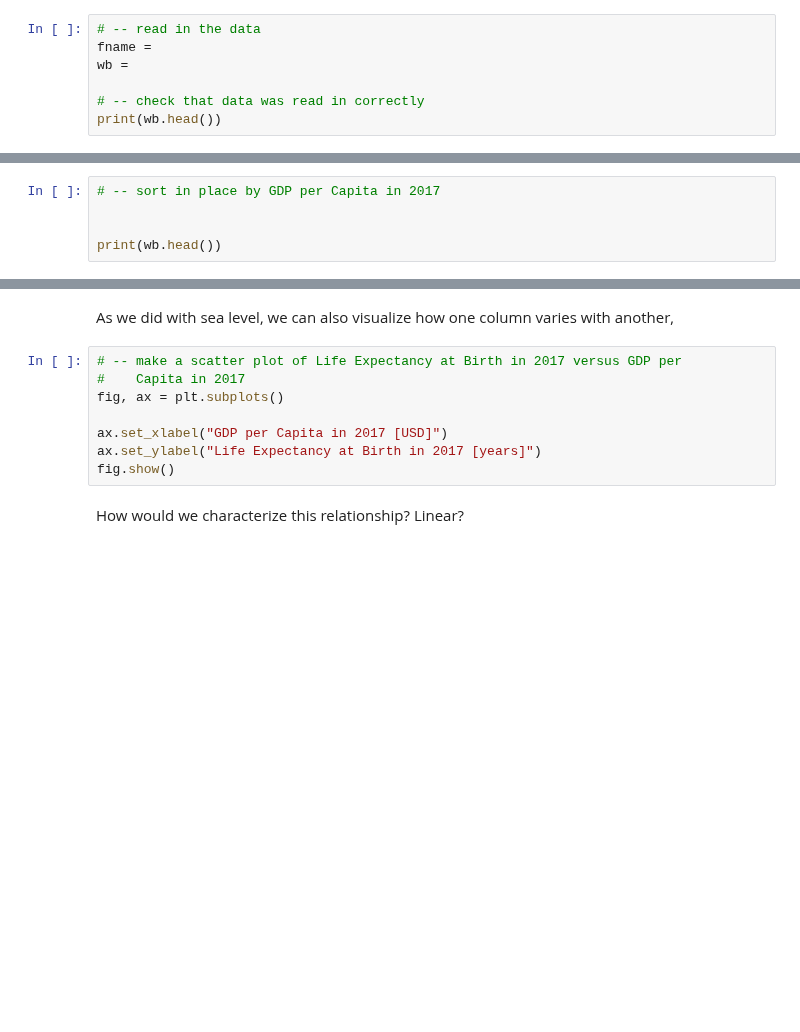
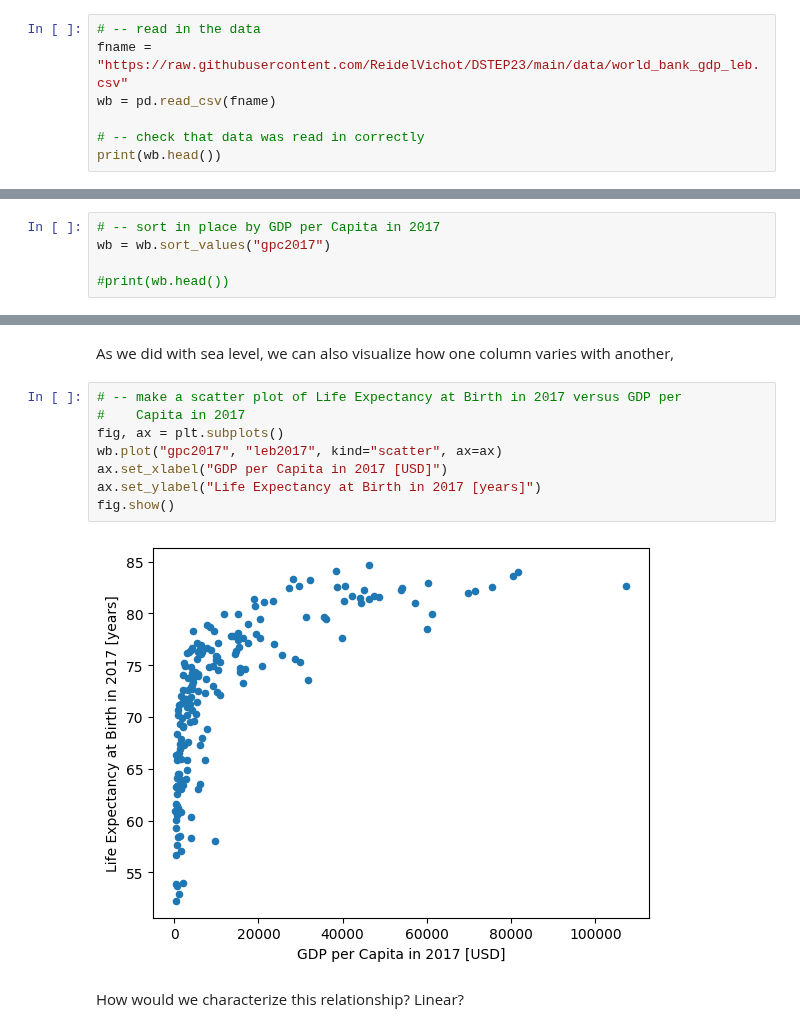
Before and after one commit to ReidelVichot/DSTEP23, a Jupyter notebook: week_3/dstep23_world_bank_example.ipynb, the cells around one changed output, grey strips where cells are left out. Drawn from its saved outputs; the diff is of its cells as text; blank space fills up the shorter version.

```diff
--- a/week_3/dstep23_world_bank_example.ipynb
+++ b/week_3/dstep23_world_bank_example.ipynb
@@ -24,8 +27,8 @@ import matplotlib.pyplot as plt
 Now we load the data directly into this Colaboratory python runtime using pandas.
 # %%
 # -- read in the data
-fname =
-wb =
+fname = "https://raw.githubusercontent.com/ReidelVichot/DSTEP23/main/data/world_bank_gdp_leb.csv"
+wb = pd.read_csv(fname)
 
 # -- check that data was read in correctly
 print(wb.head())
@@ -33,9 +43,9 @@ print(wb.head())
 As an example of working with this DataFrame, let's sort "in place" by GDP per Capita in 2017 to find the lowest 5 values:
 # %%
 # -- sort in place by GDP per Capita in 2017
+wb = wb.sort_values("gpc2017")
 
-
-print(wb.head())
+#print(wb.head())
 # %% [markdown]
 ---
 # %% [markdown]
@@ -51,11 +73,13 @@ As we did with sea level, we can also visualize how one column varies with anoth
 # %%
 # -- make a scatter plot of Life Expectancy at Birth in 2017 versus GDP per
 #    Capita in 2017
 fig, ax = plt.subplots()
-
+wb.plot("gpc2017", "leb2017", kind="scatter", ax=ax)
 ax.set_xlabel("GDP per Capita in 2017 [USD]")
 ax.set_ylabel("Life Expectancy at Birth in 2017 [years]")
 fig.show()
+# %% [output]
+[figure, added]
 # %% [markdown]
 How would we characterize this relationship?  Linear?
 # %% [markdown]
```
Also changed, not shown: parts of 7 cells of this notebook.
